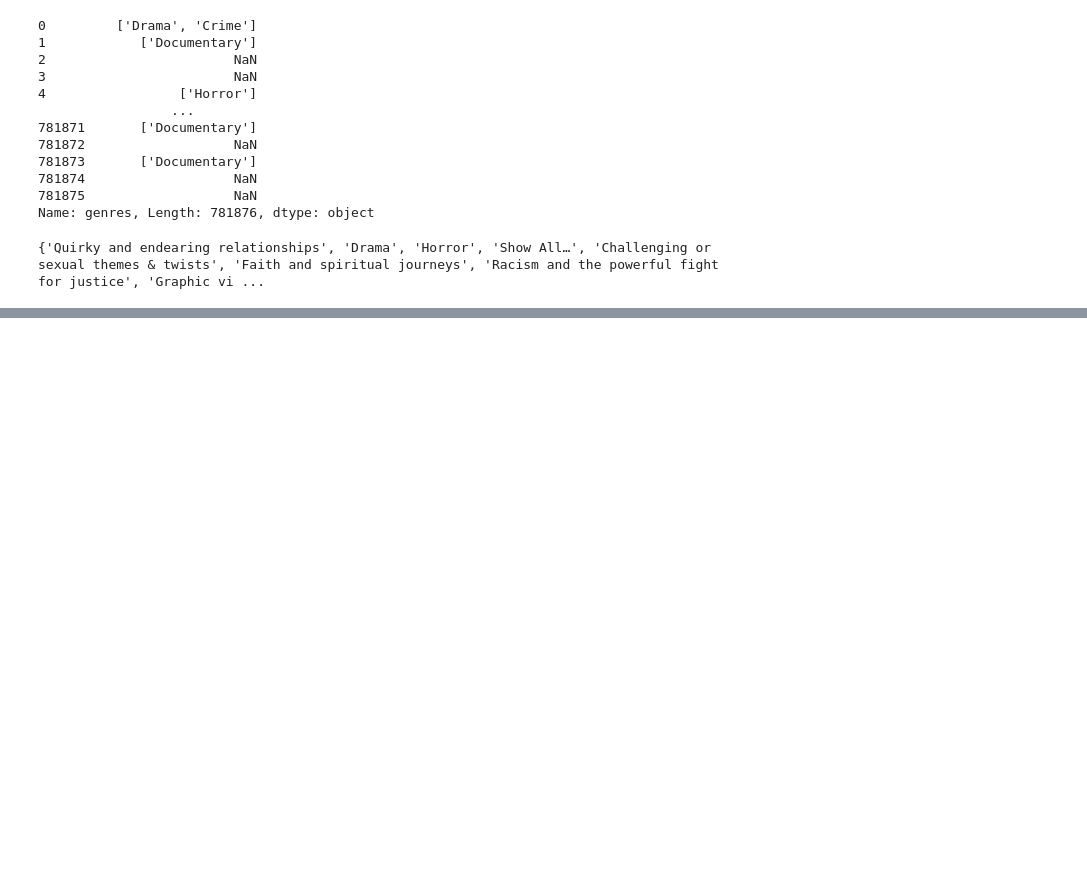
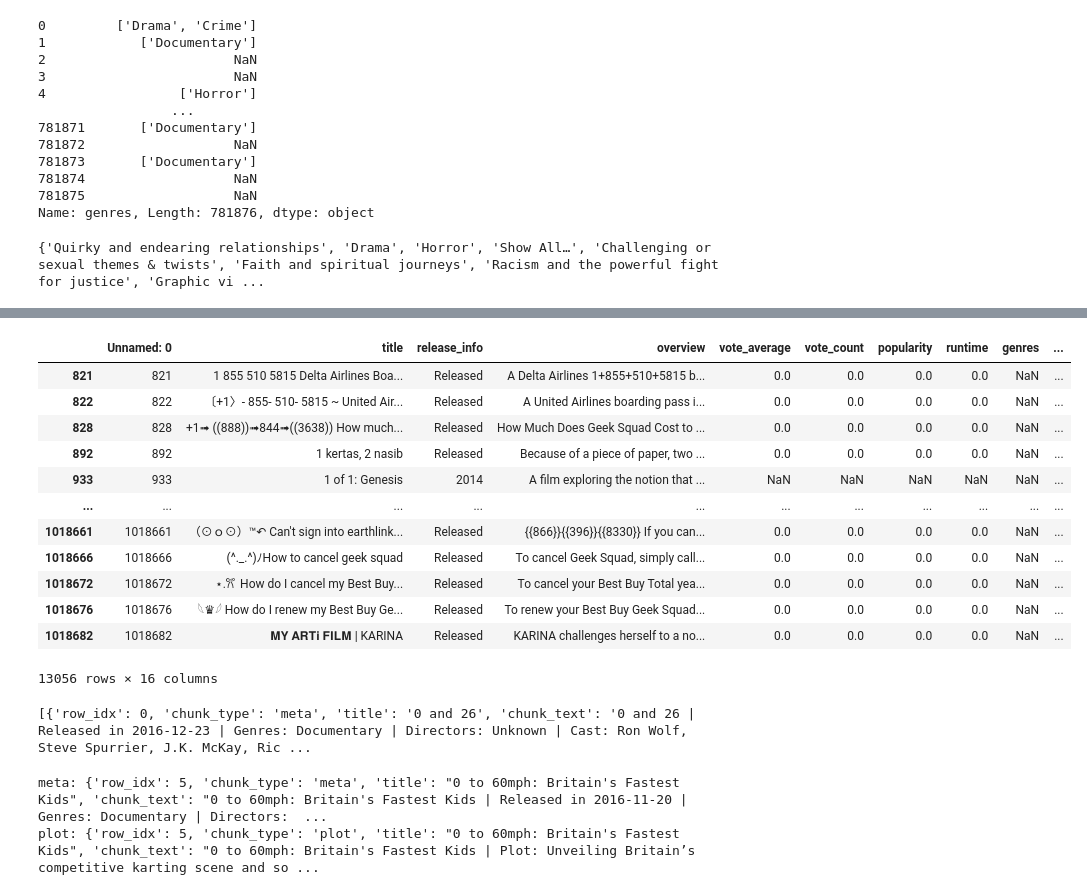
Before and after one commit to WorriedSeat/RAG, a Jupyter notebook: src/dataset/dataset_experiments.ipynb, the cells around one changed output, grey strips where cells are left out. Saved outputs shown, nothing was run; the diff lists cells and outputs as text; code cells hidden in the pictures; blank space fills up the shorter version.

Commit message:
reworked indexes | data_processing

```diff
--- a/src/dataset/dataset_experiments.ipynb
+++ b/src/dataset/dataset_experiments.ipynb
@@ -517,0 +552,9 @@ print(genres)
+# %%
+df.dropna(subset=["title"], inplace=True)
+print(f"after removing nans: {df.shape}")
+
+def clear_title(title: str):
+    return title if any(c.isalpha() for c in title) else ""
+
+df_cleared = df.copy()
+df_cleared["title"] = df_cleared["title"].apply(clear_title)
@@ -517,0 +579,3 @@ print(genres)
+# %%
+df_cleared.head()
+df_cleared.drop(df_cleared[df_cleared["title"].isin([" ", ""])].index, inplace=True)
@@ -517,0 +586,3 @@ print(genres)
+# %%
+df_cleared.drop_duplicates(inplace=True)
+df_cleared.shape
@@ -517,0 +607,42 @@ print(genres)
+# %%
+import numpy as np
+cols = ["vote_average", "vote_count", "popularity", "runtime", "genres", "directors", "cast", "production_companies", "production_countries", "keywords"]
+
+mask = (df_cleared[cols].isin([0]) | df_cleared[cols].isna()).all(axis=1)
+
+df_bez = df_cleared[~mask]
+# %%
+df_bez
+# %% [output]
+|  | Unnamed: 0 | title | release_info | overview | vote_average | vote_count | popularity | runtime | genres | ... |
+| 821 | 821 | 1 855 510 5815 Delta Airlines Boa... | Released | A Delta Airlines 1+855+510+5815 b... | 0.0 | 0.0 | 0.0 | 0.0 | NaN | ... |
+| 822 | 822 | 〔+1〉- 855- 510- 5815 ~ United Air... | Released | A United Airlines boarding pass i... | 0.0 | 0.0 | 0.0 | 0.0 | NaN | ... |
+| 828 | 828 | +1➟ ((888))➟844➟((3638)) How much... | Released | How Much Does Geek Squad Cost to ... | 0.0 | 0.0 | 0.0 | 0.0 | NaN | ... |
+| 892 | 892 | 1 kertas, 2 nasib | Released | Because of a piece of paper, two ... | 0.0 | 0.0 | 0.0 | 0.0 | NaN | ... |
+| 933 | 933 | 1 of 1: Genesis | 2014 | A film exploring the notion that ... | NaN | NaN | NaN | NaN | NaN | ... |
+| ... | ... | ... | ... | ... | ... | ... | ... | ... | ... | ... |
+| 1018661 | 1018661 | （⊙ｏ⊙）™↶ Can't sign into earthlink... | Released | {{866}}{{396}}{{8330}} If you can... | 0.0 | 0.0 | 0.0 | 0.0 | NaN | ... |
+| 1018666 | 1018666 | (^._.^)ﾉHow to cancel geek squad | Released | To cancel Geek Squad, simply call... | 0.0 | 0.0 | 0.0 | 0.0 | NaN | ... |
+| 1018672 | 1018672 | ⋆.𐙚 ̊ How do I cancel my Best Buy... | Released | To cancel your Best Buy Total yea... | 0.0 | 0.0 | 0.0 | 0.0 | NaN | ... |
+| 1018676 | 1018676 | 𓆩♛𓆪 How do I renew my Best Buy Ge... | Released | To renew your Best Buy Geek Squad... | 0.0 | 0.0 | 0.0 | 0.0 | NaN | ... |
+| 1018682 | 1018682 | 𝐌𝐘 𝐀𝐑𝐓𝐢 𝐅𝐈𝐋𝐌 | KARINA | Released | KARINA challenges herself to a no... | 0.0 | 0.0 | 0.0 | 0.0 | NaN | ... |
+13056 rows × 16 columns
+# %%
+import pickle
+
+with open('../../indexes/faiss_metadata.pkl', 'rb') as f:
+    data = pickle.load(f)
+
+print(data)
+# %% [output]
+[{'row_idx': 0, 'chunk_type': 'meta', 'title': '0 and 26', 'chunk_text': '0 and 26 | Released in 2016-12-23 | Genres: Documentary | Directors: Unknown | Cast: Ron Wolf, Steve Spurrier, J.K. McKay, Ric ...
+# %%
+idx = 5
+
+meta = data[idx*2]
+plot = data[idx*2+1]
+print(f"meta: {meta}")
+print(f"plot: {plot}")
+# %% [output]
+meta: {'row_idx': 5, 'chunk_type': 'meta', 'title': "0 to 60mph: Britain's Fastest Kids", 'chunk_text': "0 to 60mph: Britain's Fastest Kids | Released in 2016-11-20 | Genres: Documentary | Directors:  ...
+plot: {'row_idx': 5, 'chunk_type': 'plot', 'title': "0 to 60mph: Britain's Fastest Kids", 'chunk_text': "0 to 60mph: Britain's Fastest Kids | Plot: Unveiling Britain’s competitive karting scene and so ...
```
Also changed, not shown: parts of 12 cells of this notebook, 3 other files.
